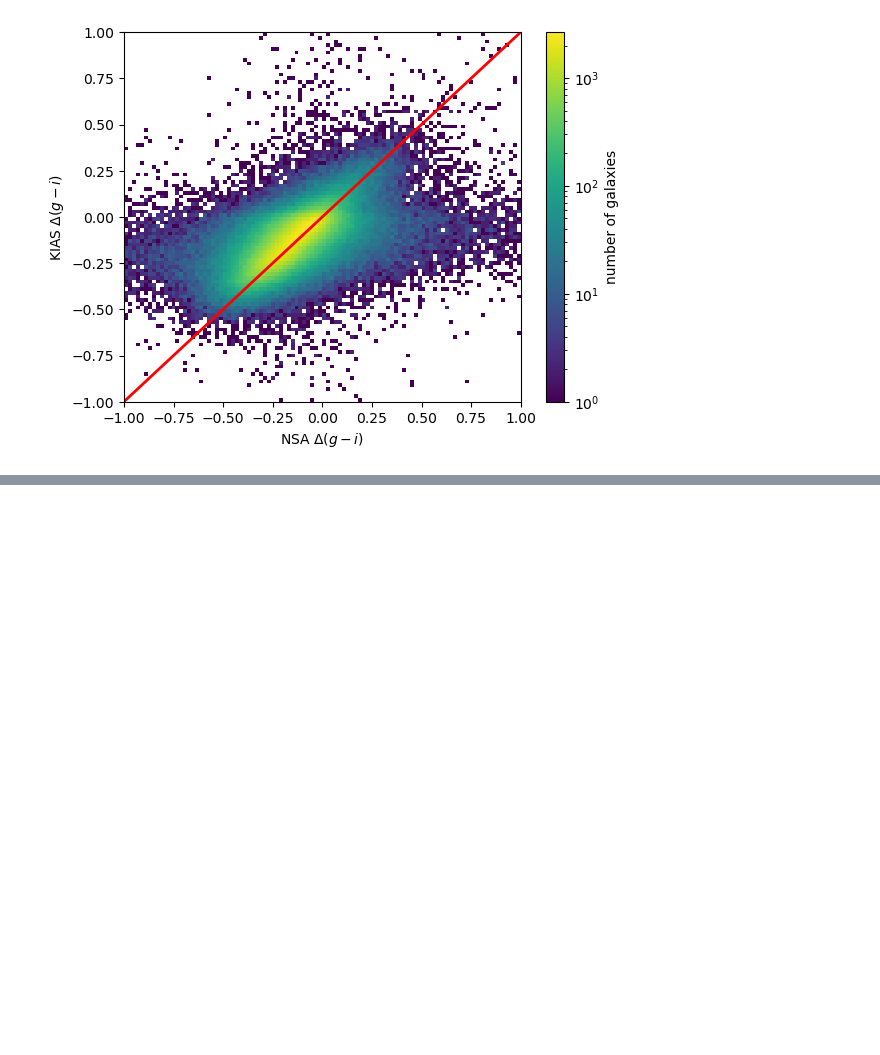
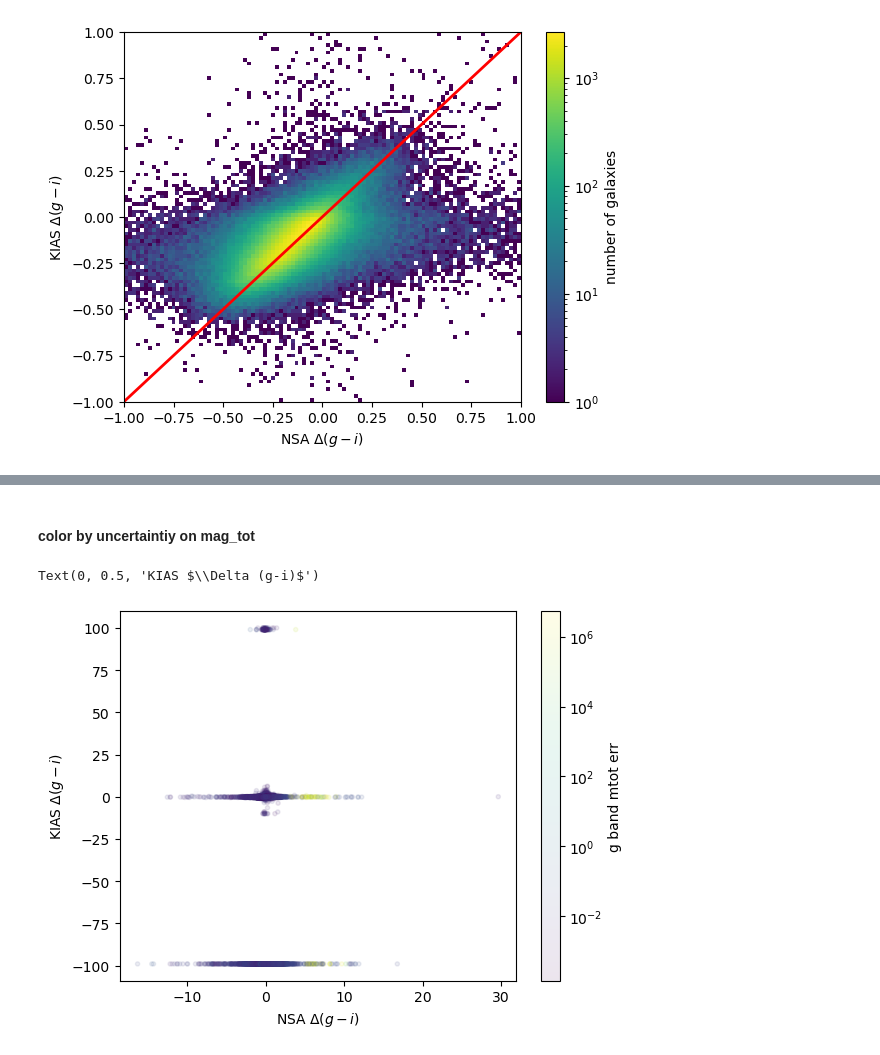
Before and after one commit to DESI-UR/GV_classification, a Jupyter notebook: cd_comparison.ipynb, the cells around one changed output, grey strips where cells are left out. Saved outputs shown, nothing was run; the diff lists cells and outputs as text; code cells hidden in the pictures; blank space fills up the shorter version.

```diff
--- a/cd_comparison.ipynb
+++ b/cd_comparison.ipynb
@@ -74,0 +86,13 @@ plt.colorbar(label='number of galaxies')
+# %% [markdown]
+#### color by uncertaintiy on mag_tot
+# %%
+plt.scatter(nsa['NSA_cd'], nsa['kias_cd'], c=nsa['g_mtot_err'],
+          alpha=0.1, marker='.', norm=mpl.colors.LogNorm())
+plt.colorbar(label='g band mtot err')
+plt.xlabel(r'NSA $\Delta (g-i)$')
+plt.ylabel(r'KIAS $\Delta (g-i)$')
+# plt.plot([-1,1],[-1,1], color='r', linewidth=2)
+# plt.colorbar(label='number of galaxies')
+# %% [output]
+Text(0, 0.5, 'KIAS $\\Delta (g-i)$')
+[figure, added]
```
Also changed, not shown: parts of 19 cells of this notebook, 2 other files.
